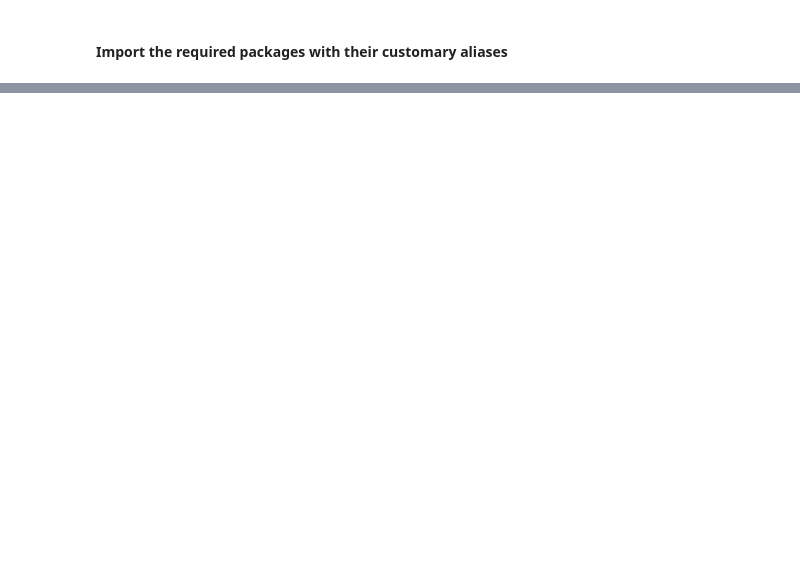
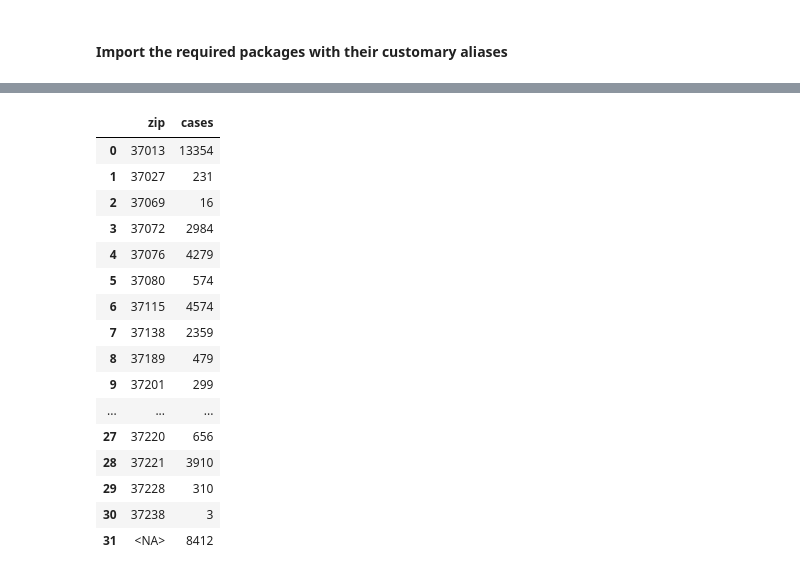
Before and after one commit to Engu12/nash-covid-cases-vaccines-honky_tonkin, a Jupyter notebook: notebook/EDAbook.ipynb, the cells around one changed output, grey strips where cells are left out. Saved outputs shown, nothing was run; the diff lists cells and outputs as text; code cells hidden in the pictures; blank space fills up the shorter version.

```diff
--- a/notebook/EDAbook.ipynb
+++ b/notebook/EDAbook.ipynb
@@ -214,0 +179,22 @@ There are 232 rows that has NA or NULL zipcodes in the Vaccine Protocol data
+# %%
+#cases per zipcode
+covid_zip_summary =covidzip_df.groupby(['zip'],as_index=False)['cases'].sum()
+covid_zip_summary
+# %% [output]
+|  | zip | cases |
+| 0 | 37013 | 13354 |
+| 1 | 37027 | 231 |
+| 2 | 37069 | 16 |
+| 3 | 37072 | 2984 |
+| 4 | 37076 | 4279 |
+| 5 | 37080 | 574 |
+| 6 | 37115 | 4574 |
+| 7 | 37138 | 2359 |
+| 8 | 37189 | 479 |
+| 9 | 37201 | 299 |
+| ... | ... | ... |
+| 27 | 37220 | 656 |
+| 28 | 37221 | 3910 |
+| 29 | 37228 | 310 |
+| 30 | 37238 | 3 |
+| 31 | <NA> | 8412 |
```
Also changed, not shown: parts of 53 cells of this notebook, 4 other files.
